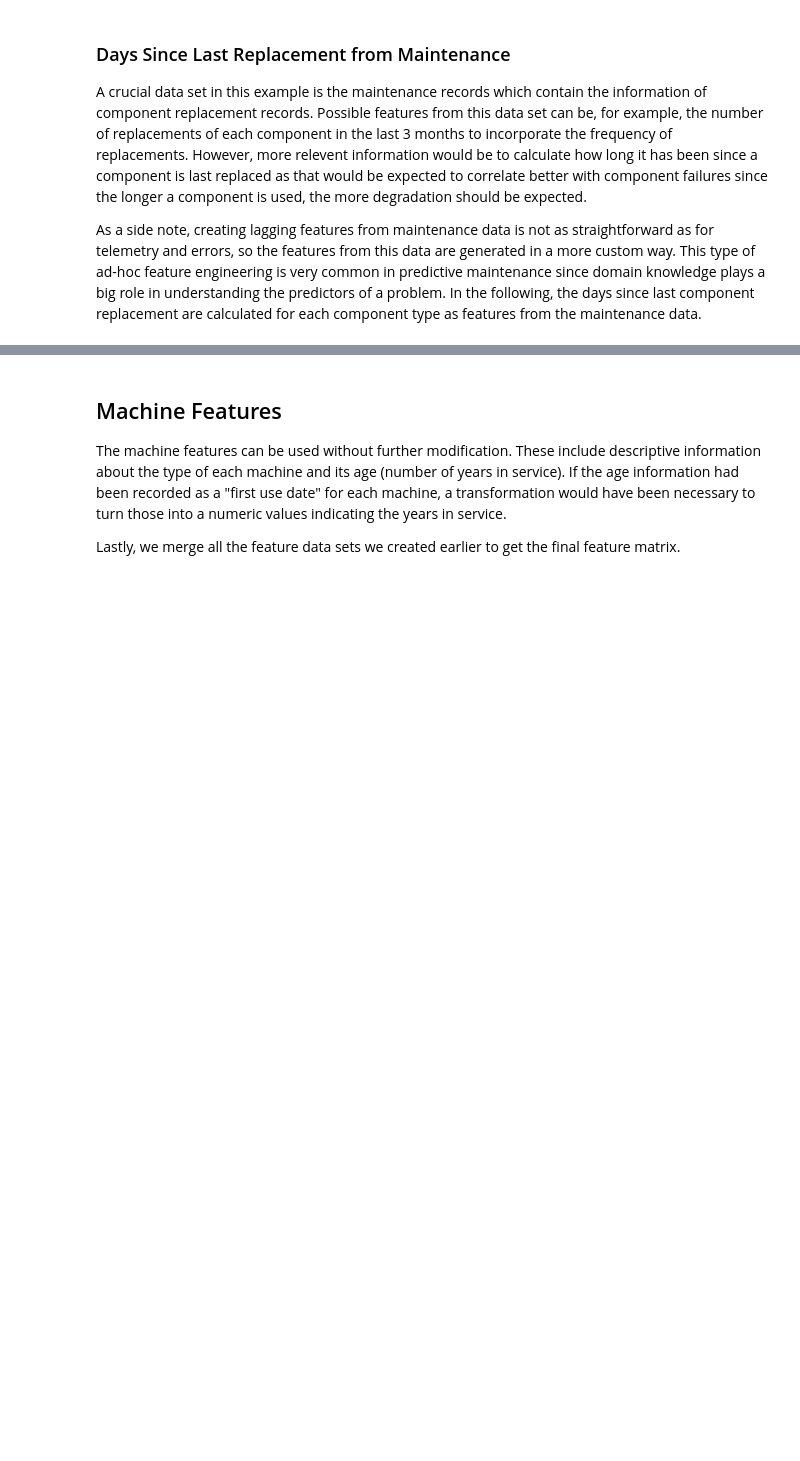
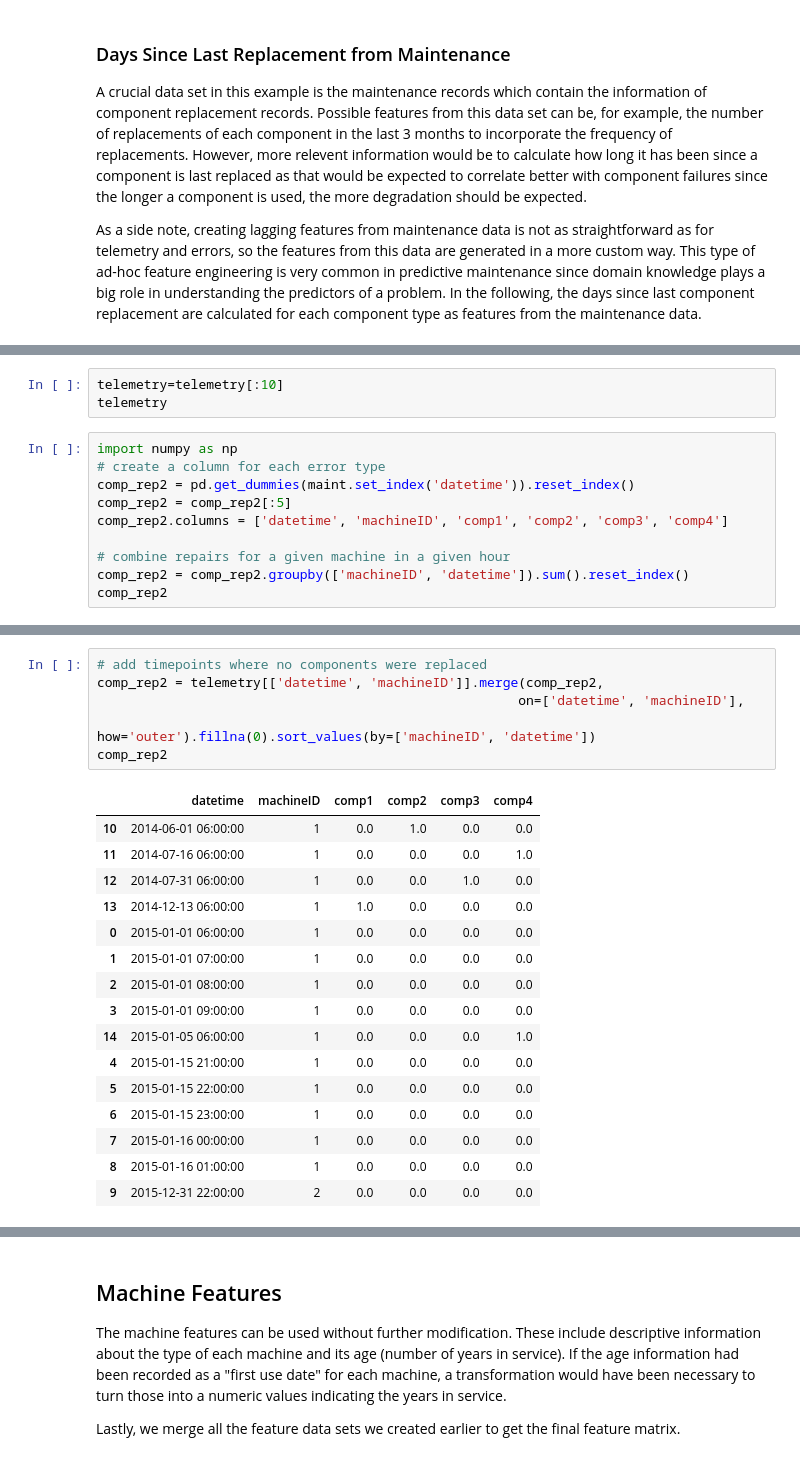
Before and after one commit to andreiciobanu/Predictive_Maintenance_using_Machine-Learning_Microsoft_Casestudy, a Jupyter notebook: Predictive Maintenance using Machine Learning - Telemetry.ipynb, the cells around one changed output, grey strips where cells are left out. Drawn from its saved outputs; the diff is of its cells as text; blank space fills up the shorter version.

```diff
--- a/Predictive Maintenance using Machine Learning - Telemetry.ipynb
+++ b/Predictive Maintenance using Machine Learning - Telemetry.ipynb
@@ -502,0 +273,13 @@ comp_rep
+# %%
+telemetry=telemetry[:10]
+telemetry
+# %%
+import numpy as np
+# create a column for each error type
+comp_rep2 = pd.get_dummies(maint.set_index('datetime')).reset_index()
+comp_rep2 = comp_rep2[:5]
+comp_rep2.columns = ['datetime', 'machineID', 'comp1', 'comp2', 'comp3', 'comp4']
+
+# combine repairs for a given machine in a given hour
+comp_rep2 = comp_rep2.groupby(['machineID', 'datetime']).sum().reset_index()
+comp_rep2
@@ -502,0 +293,23 @@ comp_rep
+# %%
+# add timepoints where no components were replaced
+comp_rep2 = telemetry[['datetime', 'machineID']].merge(comp_rep2,
+                                                      on=['datetime', 'machineID'],
+                                                      how='outer').fillna(0).sort_values(by=['machineID', 'datetime'])
+comp_rep2
+# %% [output]
+|  | datetime | machineID | comp1 | comp2 | comp3 | comp4 |
+| 10 | 2014-06-01 06:00:00 | 1 | 0.0 | 1.0 | 0.0 | 0.0 |
+| 11 | 2014-07-16 06:00:00 | 1 | 0.0 | 0.0 | 0.0 | 1.0 |
+| 12 | 2014-07-31 06:00:00 | 1 | 0.0 | 0.0 | 1.0 | 0.0 |
+| 13 | 2014-12-13 06:00:00 | 1 | 1.0 | 0.0 | 0.0 | 0.0 |
+| 0 | 2015-01-01 06:00:00 | 1 | 0.0 | 0.0 | 0.0 | 0.0 |
+| 1 | 2015-01-01 07:00:00 | 1 | 0.0 | 0.0 | 0.0 | 0.0 |
+| 2 | 2015-01-01 08:00:00 | 1 | 0.0 | 0.0 | 0.0 | 0.0 |
+| 3 | 2015-01-01 09:00:00 | 1 | 0.0 | 0.0 | 0.0 | 0.0 |
+| 14 | 2015-01-05 06:00:00 | 1 | 0.0 | 0.0 | 0.0 | 1.0 |
+| 4 | 2015-01-15 21:00:00 | 1 | 0.0 | 0.0 | 0.0 | 0.0 |
+| 5 | 2015-01-15 22:00:00 | 1 | 0.0 | 0.0 | 0.0 | 0.0 |
+| 6 | 2015-01-15 23:00:00 | 1 | 0.0 | 0.0 | 0.0 | 0.0 |
+| 7 | 2015-01-16 00:00:00 | 1 | 0.0 | 0.0 | 0.0 | 0.0 |
+| 8 | 2015-01-16 01:00:00 | 1 | 0.0 | 0.0 | 0.0 | 0.0 |
+| 9 | 2015-12-31 22:00:00 | 2 | 0.0 | 0.0 | 0.0 | 0.0 |
```
Also changed, not shown: parts of 37 cells of this notebook, 1 other file.
